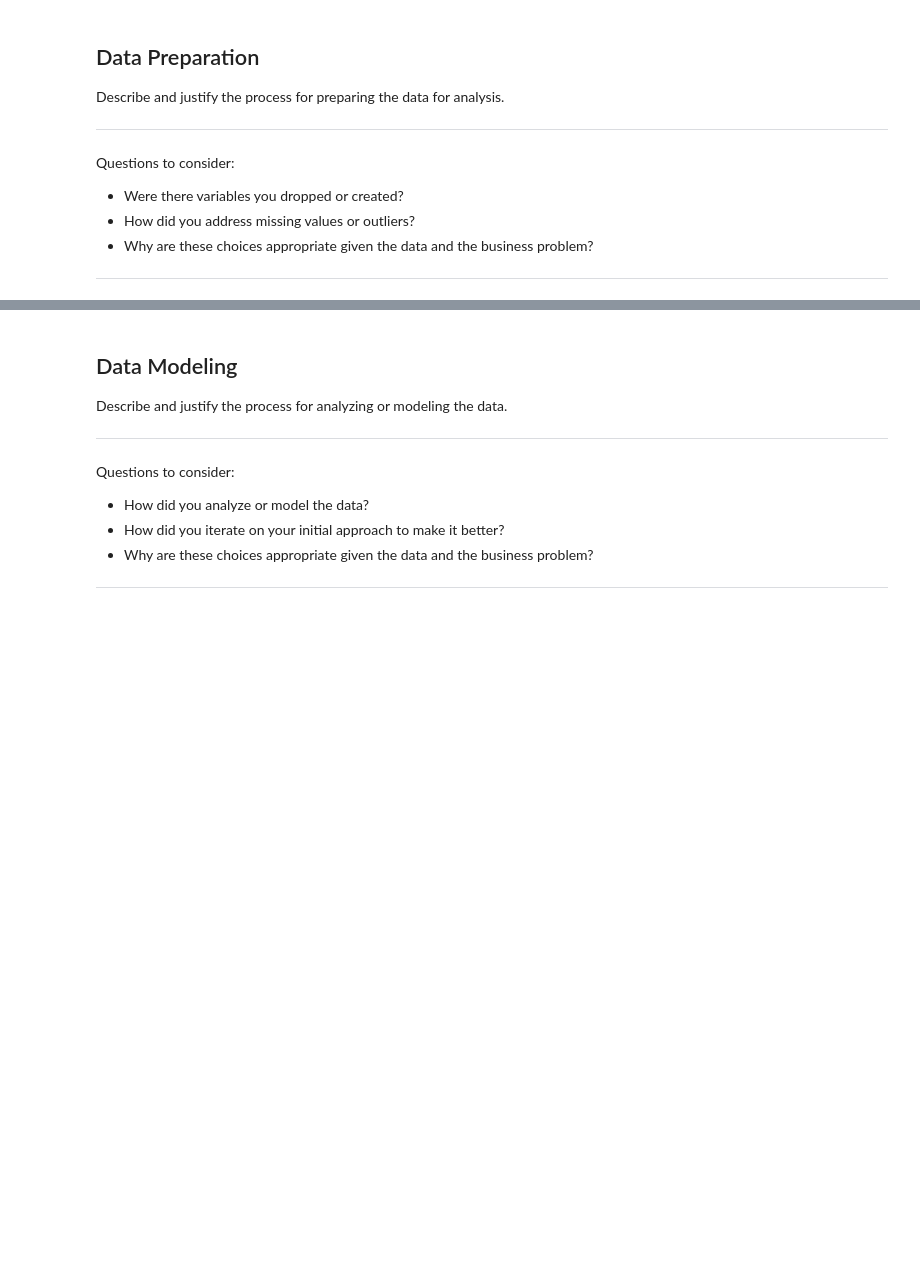
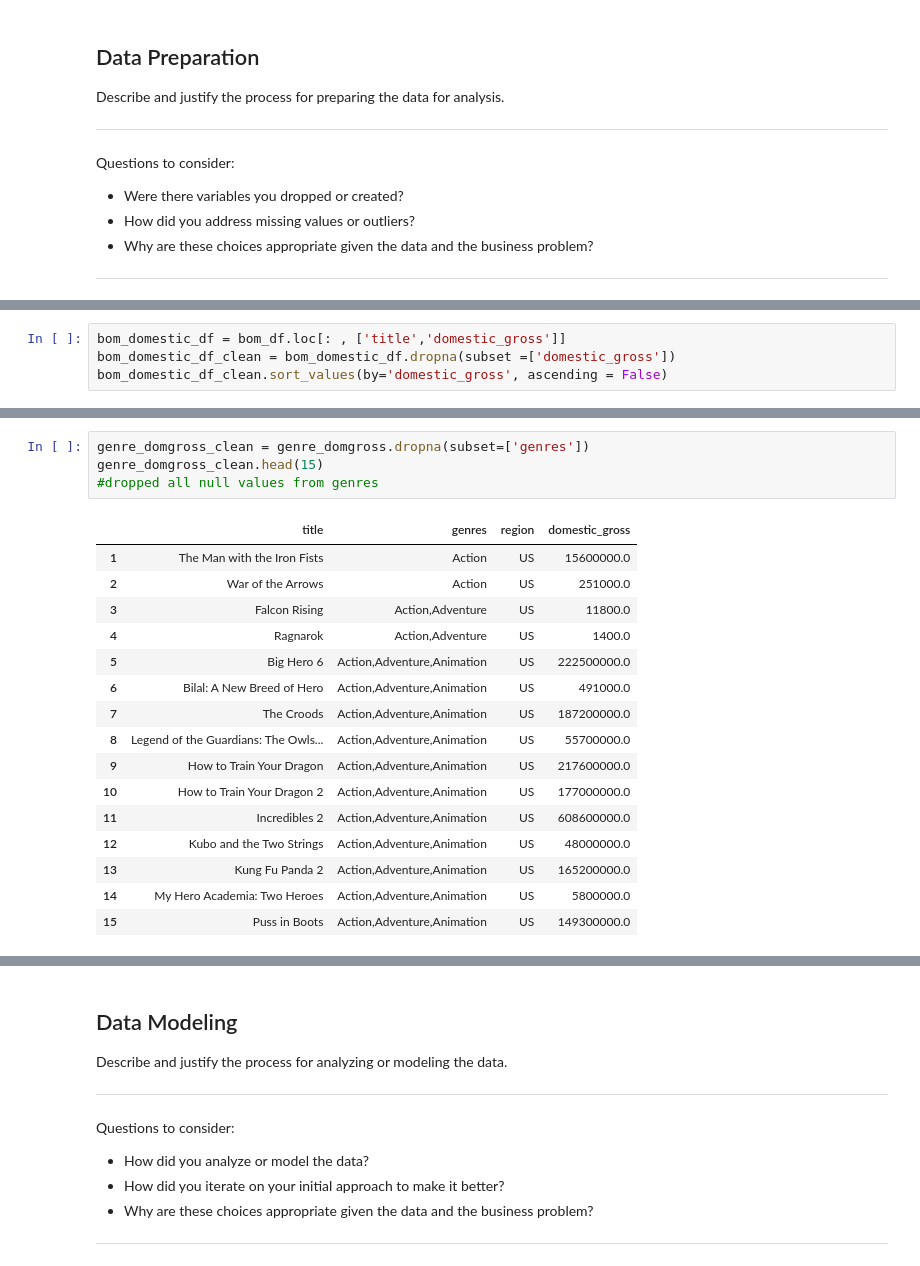
Before and after one commit to learn-co-curriculum/dsc-project-template, a Jupyter notebook: dsc-phase1-project-template.ipynb, the cells around one changed output, grey strips where cells are left out. Drawn from its saved outputs; the diff is of its cells as text; blank space fills up the shorter version.

```diff
--- a/dsc-phase1-project-template.ipynb
+++ b/dsc-phase1-project-template.ipynb
@@ -107,0 +157,4 @@ Questions to consider:
+# %%
+bom_domestic_df = bom_df.loc[: , ['title','domestic_gross']]
+bom_domestic_df_clean = bom_domestic_df.dropna(subset =['domestic_gross'])
+bom_domestic_df_clean.sort_values(by='domestic_gross', ascending = False)
@@ -107,0 +247,21 @@ Questions to consider:
+# %%
+genre_domgross_clean = genre_domgross.dropna(subset=['genres'])
+genre_domgross_clean.head(15)
+#dropped all null values from genres
+# %% [output]
+|  | title | genres | region | domestic_gross |
+| 1 | The Man with the Iron Fists | Action | US | 15600000.0 |
+| 2 | War of the Arrows | Action | US | 251000.0 |
+| 3 | Falcon Rising | Action,Adventure | US | 11800.0 |
+| 4 | Ragnarok | Action,Adventure | US | 1400.0 |
+| 5 | Big Hero 6 | Action,Adventure,Animation | US | 222500000.0 |
+| 6 | Bilal: A New Breed of Hero | Action,Adventure,Animation | US | 491000.0 |
+| 7 | The Croods | Action,Adventure,Animation | US | 187200000.0 |
+| 8 | Legend of the Guardians: The Owls... | Action,Adventure,Animation | US | 55700000.0 |
+| 9 | How to Train Your Dragon | Action,Adventure,Animation | US | 217600000.0 |
+| 10 | How to Train Your Dragon 2 | Action,Adventure,Animation | US | 177000000.0 |
+| 11 | Incredibles 2 | Action,Adventure,Animation | US | 608600000.0 |
+| 12 | Kubo and the Two Strings | Action,Adventure,Animation | US | 48000000.0 |
+| 13 | Kung Fu Panda 2 | Action,Adventure,Animation | US | 165200000.0 |
+| 14 | My Hero Academia: Two Heroes | Action,Adventure,Animation | US | 5800000.0 |
+| 15 | Puss in Boots | Action,Adventure,Animation | US | 149300000.0 |
```
Also changed, not shown: parts of 22 cells of this notebook.
